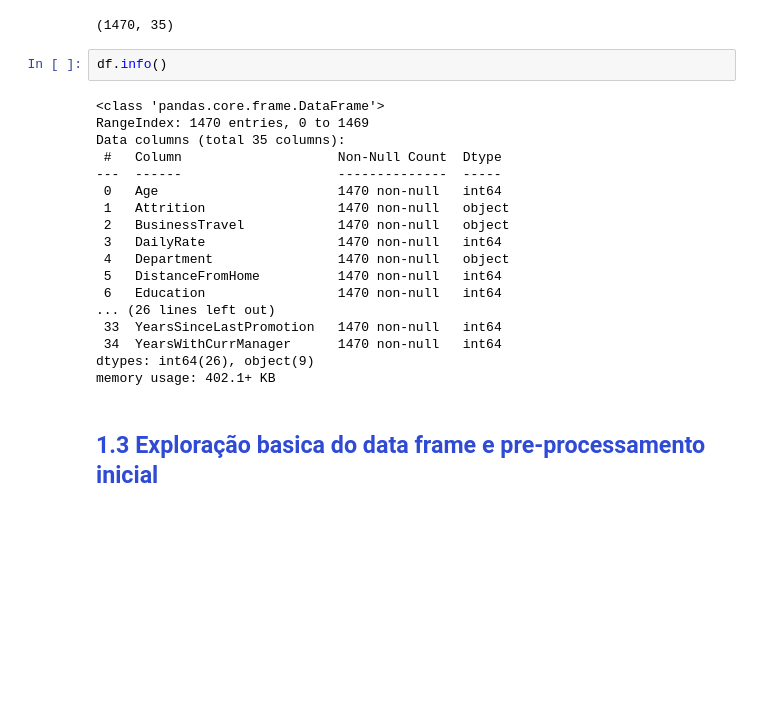
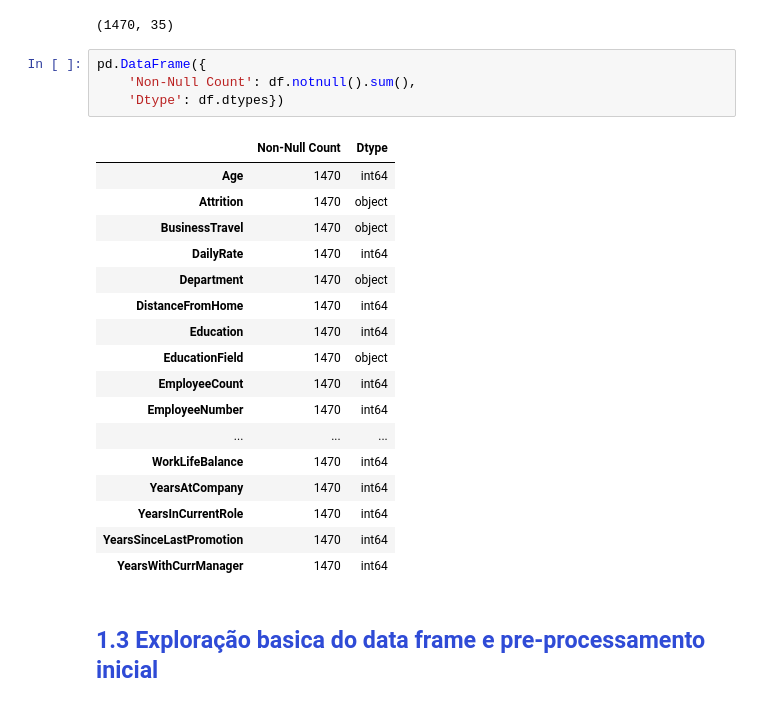
Before and after one commit to deboratcruz11/bootcamp, a Jupyter notebook: HR_Attrition.ipynb, the cells around one changed output. Drawn from its saved outputs; the diff is of its cells as text; blank space fills up the shorter version.

```diff
--- a/HR_Attrition.ipynb
+++ b/HR_Attrition.ipynb
@@ -63,26 +61,28 @@ Sendo a variável target "Attrition"
 df.shape
 # %% [output]
 (1470, 35)
-# %%
-df.info()
-# %% [output]
-<class 'pandas.core.frame.DataFrame'>
-RangeIndex: 1470 entries, 0 to 1469
-Data columns (total 35 columns):
- #   Column                    Non-Null Count  Dtype
----  ------                    --------------  -----
- 0   Age                       1470 non-null   int64
- 1   Attrition                 1470 non-null   object
- 2   BusinessTravel            1470 non-null   object
- 3   DailyRate                 1470 non-null   int64
- 4   Department                1470 non-null   object
- 5   DistanceFromHome          1470 non-null   int64
- 6   Education                 1470 non-null   int64
-... (26 lines left out)
- 33  YearsSinceLastPromotion   1470 non-null   int64
- 34  YearsWithCurrManager      1470 non-null   int64
-dtypes: int64(26), object(9)
-memory usage: 402.1+ KB
+# %%
+pd.DataFrame({
+    'Non-Null Count': df.notnull().sum(),
+    'Dtype': df.dtypes})
+# %% [output]
+|  | Non-Null Count | Dtype |
+| Age | 1470 | int64 |
+| Attrition | 1470 | object |
+| BusinessTravel | 1470 | object |
+| DailyRate | 1470 | int64 |
+| Department | 1470 | object |
+| DistanceFromHome | 1470 | int64 |
+| Education | 1470 | int64 |
+| EducationField | 1470 | object |
+| EmployeeCount | 1470 | int64 |
+| EmployeeNumber | 1470 | int64 |
+| ... | ... | ... |
+| WorkLifeBalance | 1470 | int64 |
+| YearsAtCompany | 1470 | int64 |
+| YearsInCurrentRole | 1470 | int64 |
+| YearsSinceLastPromotion | 1470 | int64 |
+| YearsWithCurrManager | 1470 | int64 |
 # %% [markdown]
 <a class="anchor" id="2nd-bullet">
 
```
Also changed, not shown: parts of 10 cells of this notebook.
